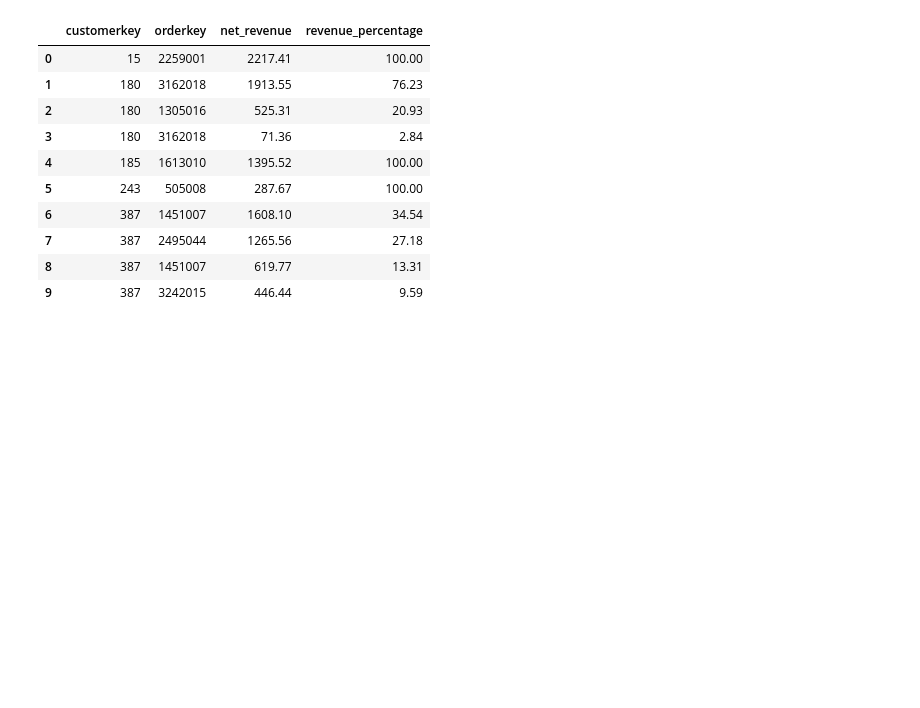
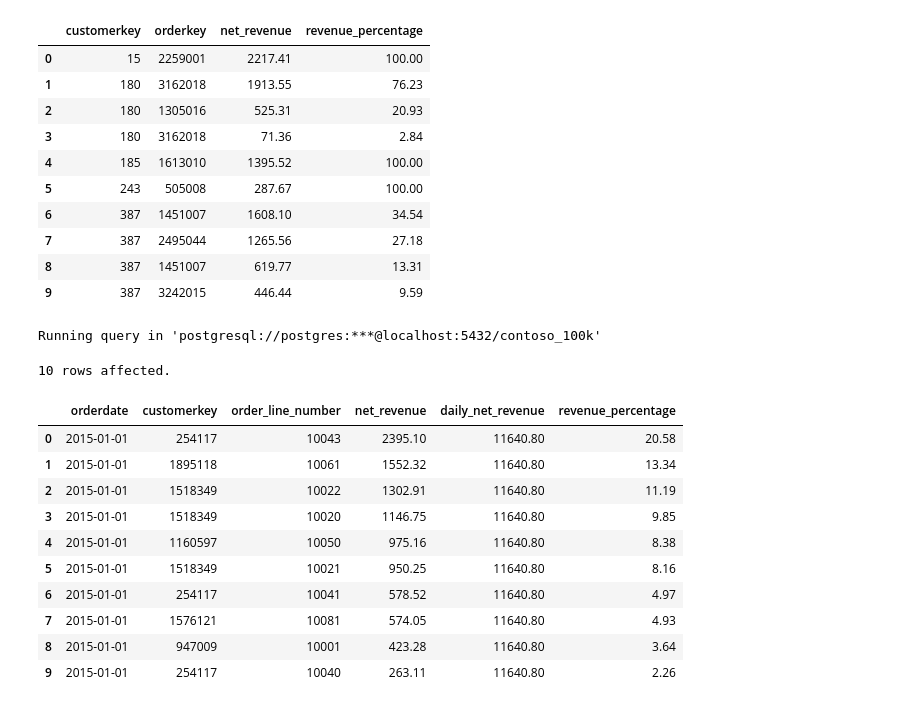
Before and after one commit to guyewen/PostgreSQL_Project, a Jupyter notebook: Google_Colab/Examples_with_Google_Colab.ipynb, the cells around one changed output. Drawn from its saved outputs; the diff is of its cells as text; code cells hidden in the pictures; blank space fills up the shorter version.

```diff
--- a/Google_Colab/Examples_with_Google_Colab.ipynb
+++ b/Google_Colab/Examples_with_Google_Colab.ipynb
@@ -539,3 +539,33 @@ Running query in 'postgresql://postgres:***@localhost:5432/contoso_100k'
 | 7 | 387 | 2495044 | 1265.56 | 27.18 |
 | 8 | 387 | 1451007 | 619.77 | 13.31 |
 | 9 | 387 | 3242015 | 446.44 | 9.59 |
+# %%
+%%sql
+
+SELECT *,
+  100 * revenue_by_day.net_revenue / revenue_by_day.daily_net_revenue AS revenue_percentage
+FROM(
+  Select
+    orderdate,
+    customerkey,
+    orderkey * 10 + linenumber AS order_line_number,
+    (quantity * netprice * exchangerate) AS net_revenue,
+    SUM(quantity * netprice * exchangerate) OVER (PARTITION BY orderdate) AS daily_net_revenue
+  FROM sales
+) AS revenue_by_day
+ORDER BY revenue_by_day.orderdate, revenue_percentage DESC
+LIMIT 10
+# %% [output]
+Running query in 'postgresql://postgres:***@localhost:5432/contoso_100k'
+10 rows affected.
+|  | orderdate | customerkey | order_line_number | net_revenue | daily_net_revenue | revenue_percentage |
+| 0 | 2015-01-01 | 254117 | 10043 | 2395.10 | 11640.80 | 20.58 |
+| 1 | 2015-01-01 | 1895118 | 10061 | 1552.32 | 11640.80 | 13.34 |
+| 2 | 2015-01-01 | 1518349 | 10022 | 1302.91 | 11640.80 | 11.19 |
+| 3 | 2015-01-01 | 1518349 | 10020 | 1146.75 | 11640.80 | 9.85 |
+| 4 | 2015-01-01 | 1160597 | 10050 | 975.16 | 11640.80 | 8.38 |
+| 5 | 2015-01-01 | 1518349 | 10021 | 950.25 | 11640.80 | 8.16 |
+| 6 | 2015-01-01 | 254117 | 10041 | 578.52 | 11640.80 | 4.97 |
+| 7 | 2015-01-01 | 1576121 | 10081 | 574.05 | 11640.80 | 4.93 |
+| 8 | 2015-01-01 | 947009 | 10001 | 423.28 | 11640.80 | 3.64 |
+| 9 | 2015-01-01 | 254117 | 10040 | 263.11 | 11640.80 | 2.26 |
```
Also changed, not shown: parts of 5 cells of this notebook.
